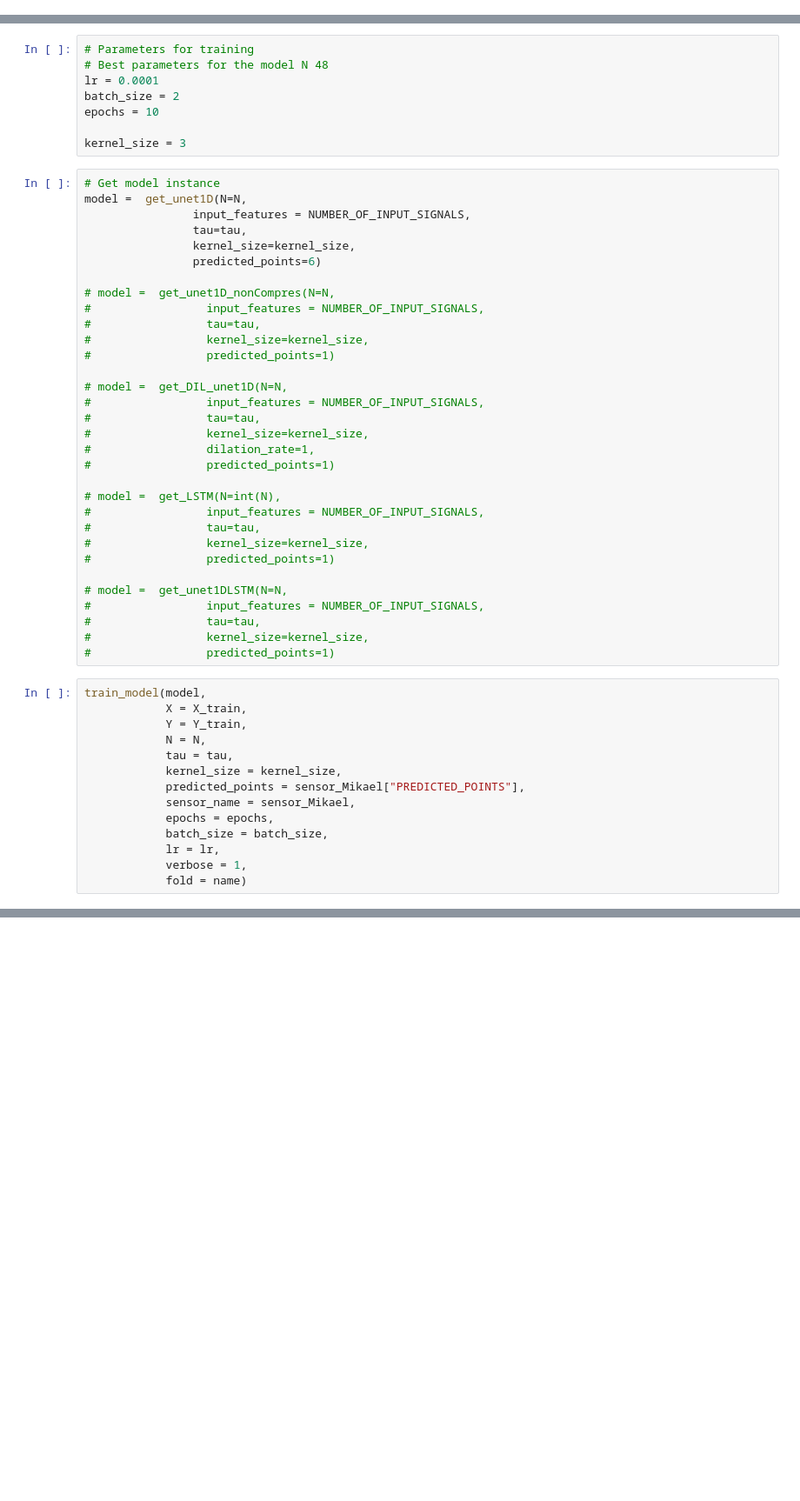
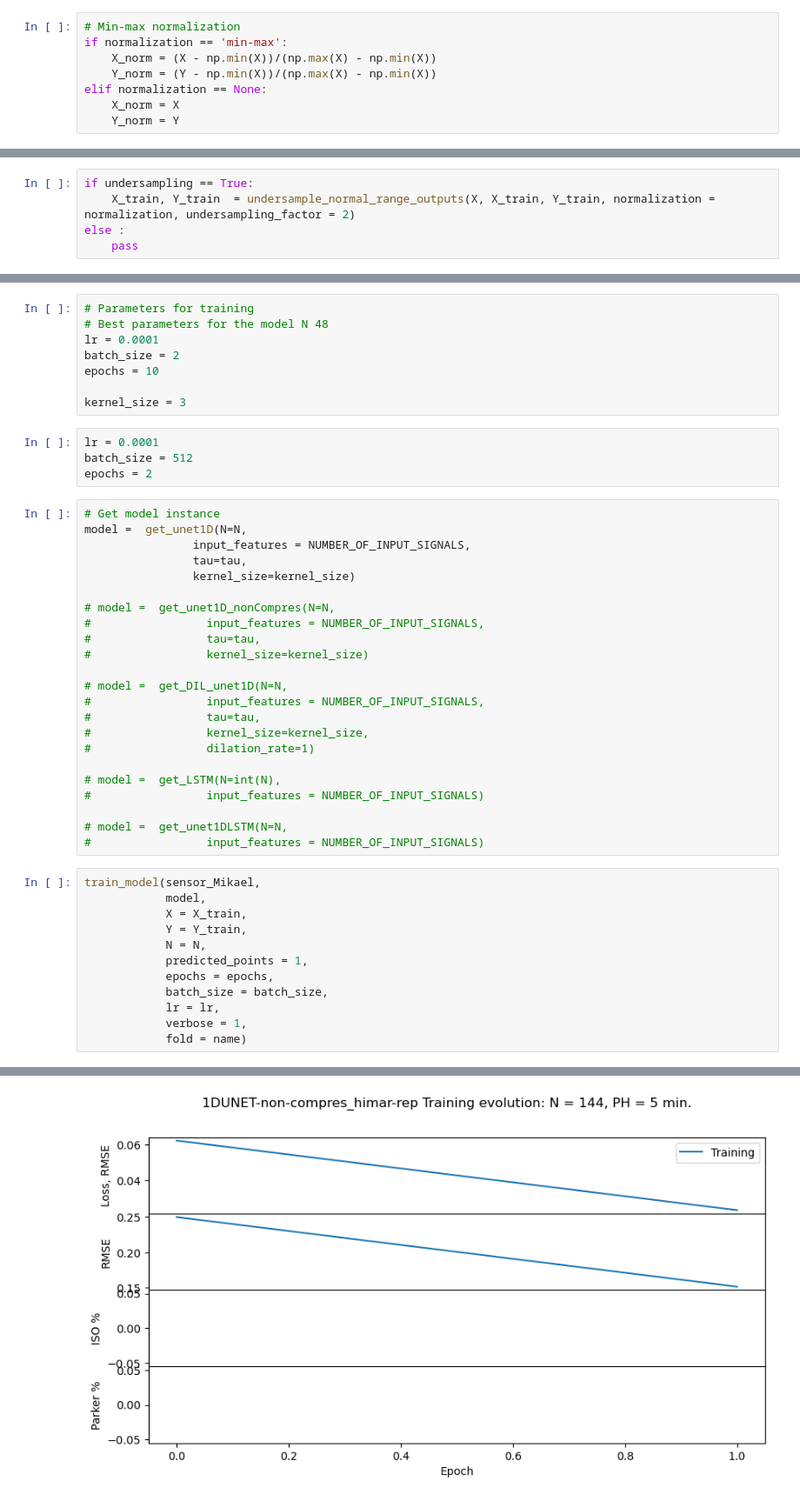
Before and after one commit to antorguez95/Personalized-AI-Based-Do-It-Yourself-Glucose-Prediction-tool, a Jupyter notebook: main_himar_rep.ipynb, the cells around one changed output, grey strips where cells are left out. Shown: that part at 87% size. Saved outputs shown, nothing was run; the diff lists cells and outputs as text; blank space fills up the shorter version.

Commit message:
Undersampling and Minmax functions

```diff
--- a/main_himar_rep.ipynb
+++ b/main_himar_rep.ipynb
@@ -52,0 +58,8 @@ X, Y, X_times, Y_times = get_CGM_X_Y(sgv_data_dict, sensor_Mikael, N, tau, PH, e
+# %%
+# Min-max normalization
+if normalization == 'min-max':
+    X_norm = (X - np.min(X))/(np.max(X) - np.min(X))
+    Y_norm = (Y - np.min(X))/(np.max(X) - np.min(X))
+elif normalization == None:
+    X_norm = X
+    Y_norm = Y
@@ -114,0 +87,5 @@ print(Y_train[0,0])
+# %%
+if undersampling == True:
+    X_train, Y_train  = undersample_normal_range_outputs(X, X_train, Y_train, normalization = normalization, undersampling_factor = 2)
+else :
+    pass
@@ -120,49 +112,43 @@ batch_size = 2
 epochs = 10
 
 kernel_size = 3
+# %%
+lr = 0.0001
+batch_size = 512
+epochs = 2
 # %%
 # Get model instance
 model =  get_unet1D(N=N,
                 input_features = NUMBER_OF_INPUT_SIGNALS,
                 tau=tau,
-                kernel_size=kernel_size,
-                predicted_points=6)
+                kernel_size=kernel_size)
 
 # model =  get_unet1D_nonCompres(N=N,
 #                 input_features = NUMBER_OF_INPUT_SIGNALS,
 #                 tau=tau,
-#                 kernel_size=kernel_size,
-#                 predicted_points=1)
+#                 kernel_size=kernel_size)
 
 # model =  get_DIL_unet1D(N=N,
 #                 input_features = NUMBER_OF_INPUT_SIGNALS,
 #                 tau=tau,
 #                 kernel_size=kernel_size,
-#                 dilation_rate=1,
-#                 predicted_points=1)
+#                 dilation_rate=1)
 
 # model =  get_LSTM(N=int(N),
-#                 input_features = NUMBER_OF_INPUT_SIGNALS,
-#                 tau=tau,
-#                 kernel_size=kernel_size,
-#                 predicted_points=1)
+#                 input_features = NUMBER_OF_INPUT_SIGNALS)
 
 # model =  get_unet1DLSTM(N=N,
-#                 input_features = NUMBER_OF_INPUT_SIGNALS,
-#                 tau=tau,
-#                 kernel_size=kernel_size,
-#                 predicted_points=1)
+#                 input_features = NUMBER_OF_INPUT_SIGNALS)
 # %%
-train_model(model,
+train_model(sensor_Mikael,
+            model,
             X = X_train,
             Y = Y_train,
             N = N,
-            tau = tau,
-            kernel_size = kernel_size,
-            predicted_points = sensor_Mikael["PREDICTED_POINTS"],
-            sensor_name = sensor_Mikael,
+            predicted_points = 1,
             epochs = epochs,
             batch_size = batch_size,
             lr = lr,
             verbose = 1,
             fold = name)
+# %% [output]
@@ -169 +160,2 @@ train_model(model,
+[figure, added]
 # %%
```
Also changed, not shown: parts of 16 cells of this notebook, 6 other files.
